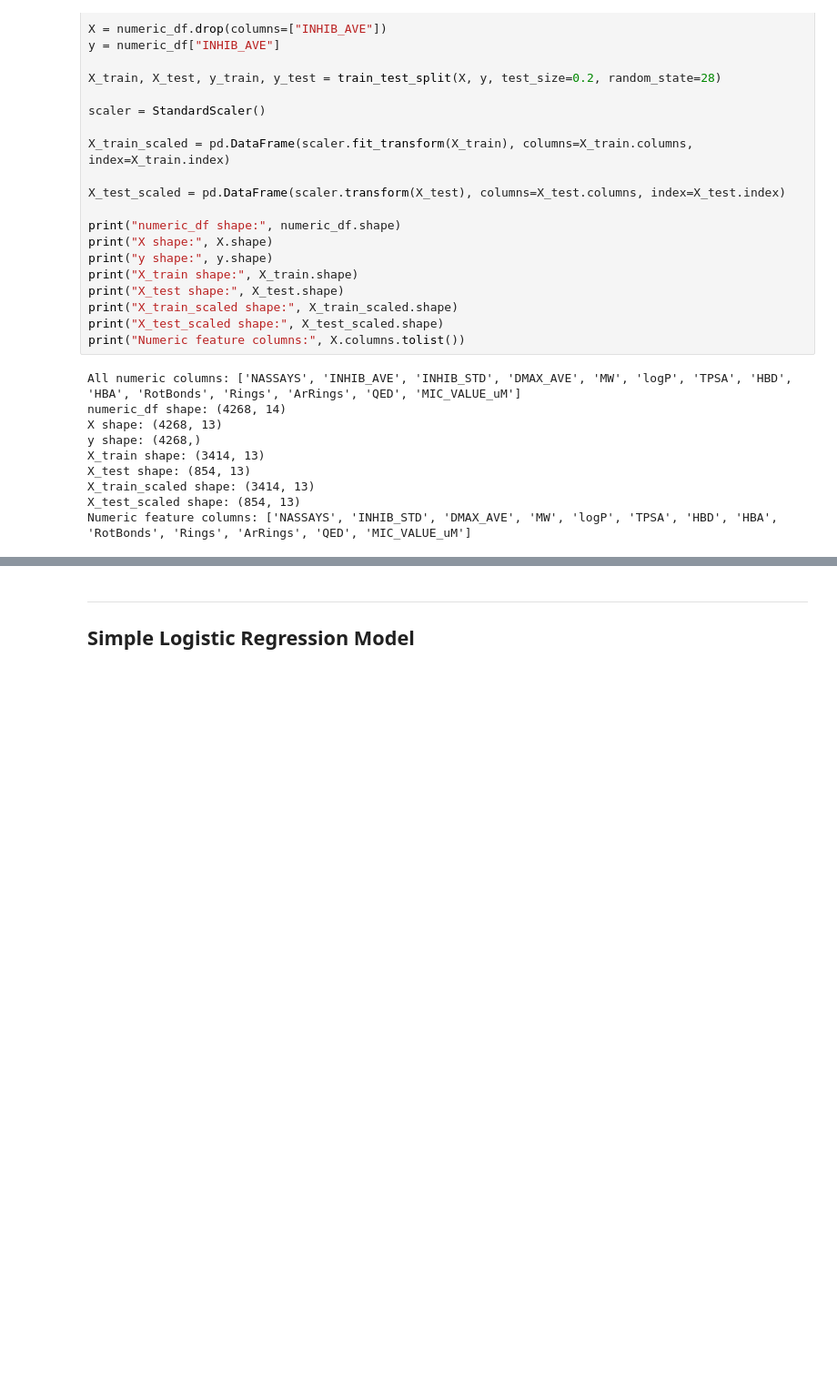
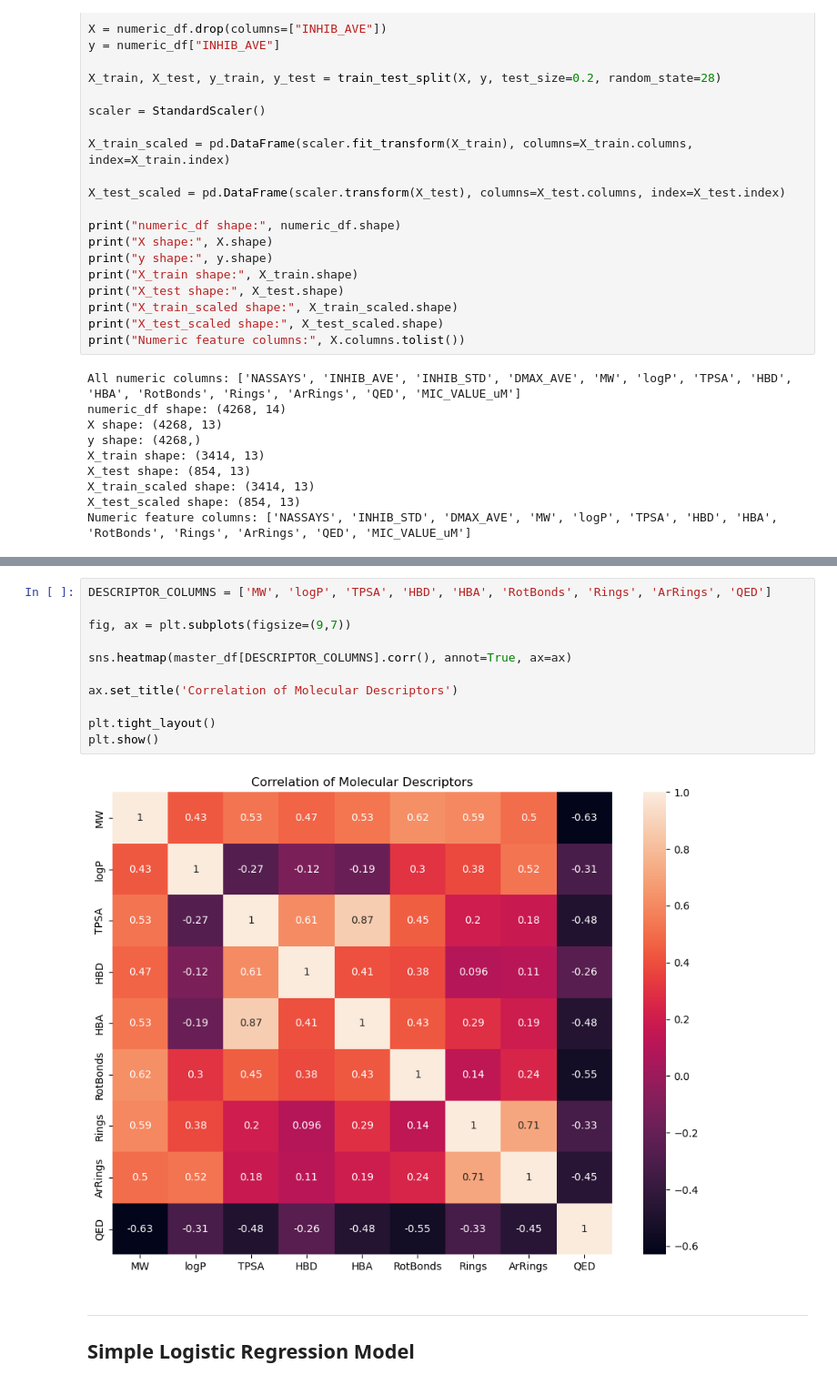
Before and after one commit to dw1229/chem277a-final-ecoli-inhibition-ml, a Jupyter notebook: ecoli_inhibition_ml.ipynb, the cells around one changed output, grey strips where cells are left out. Shown at 91% size. Cells and saved outputs as stored; diff of their text form; blank space fills up the shorter version.

```diff
--- a/ecoli_inhibition_ml.ipynb
+++ b/ecoli_inhibition_ml.ipynb
@@ -471,3 +508,16 @@ Numeric feature columns: ['NASSAYS', 'INHIB_STD', 'DMAX_AVE', 'MW', 'logP', 'TPS
+# %%
+DESCRIPTOR_COLUMNS = ['MW', 'logP', 'TPSA', 'HBD', 'HBA', 'RotBonds', 'Rings', 'ArRings', 'QED']
+
+fig, ax = plt.subplots(figsize=(9,7))
+
+sns.heatmap(master_df[DESCRIPTOR_COLUMNS].corr(), annot=True, ax=ax)
+
+ax.set_title('Correlation of Molecular Descriptors')
+
+plt.tight_layout()
+plt.show()
+# %% [output]
+[figure, added]
 # %% [markdown]
 ----------------------------
 ## Simple Logistic Regression Model
```
Also changed, not shown: parts of 11 cells of this notebook.
